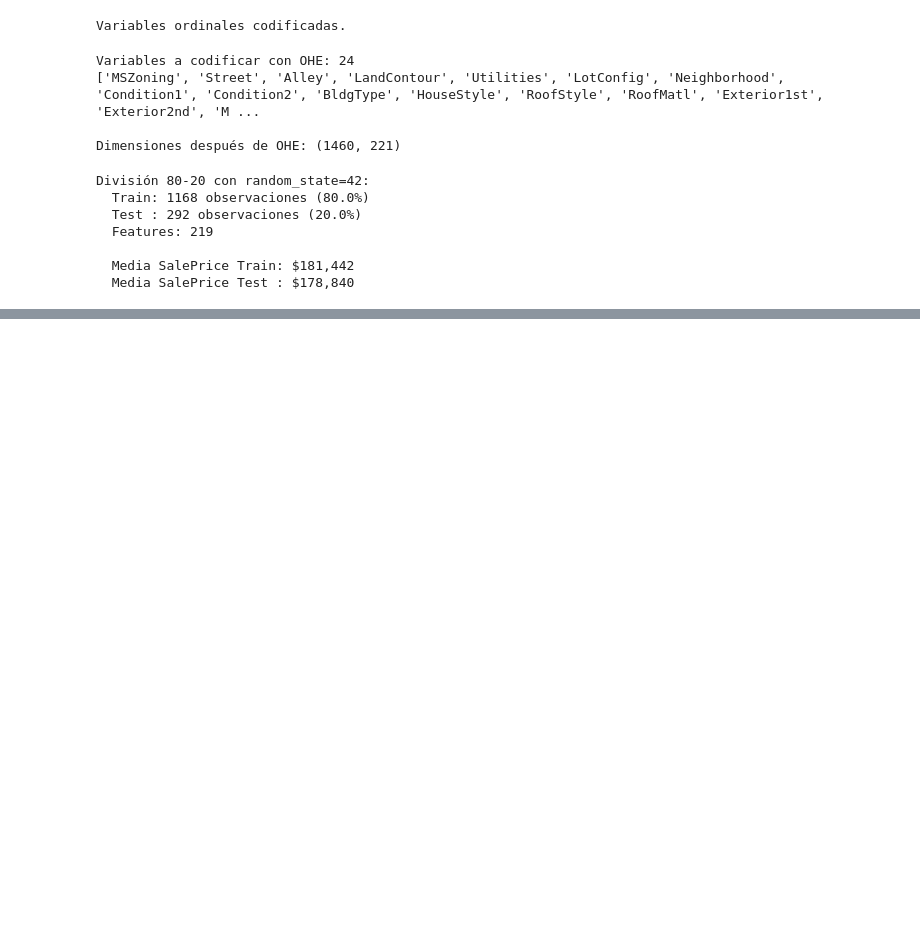
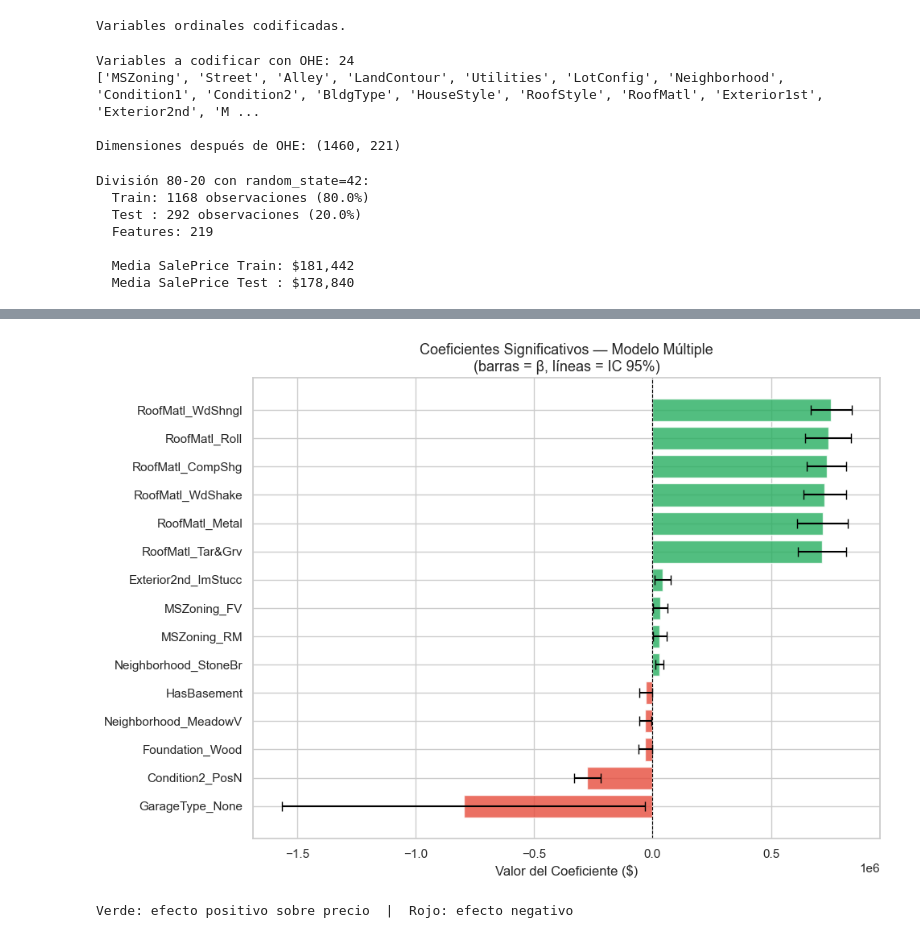
Before and after one commit to DijanU/lab3MRL, a Jupyter notebook: avances.ipynb, the cells around one changed output, grey strips where cells are left out. Drawn from its saved outputs; the diff is of its cells as text; code cells hidden in the pictures; blank space fills up the shorter version.

```diff
--- a/avances.ipynb
+++ b/avances.ipynb
@@ -1173,0 +1219,27 @@ Múltiple (todas numéricas)   0.6532   51574.74  20189.86
+# %%
+# Top coeficientes significativos del modelo múltiple
+coef_df = pd.DataFrame({
+    'Variable': model_mult.params.index,
+    'Coeficiente': model_mult.params.values,
+    'P-valor': model_mult.pvalues.values,
+    'IC_low':  model_mult.conf_int()[0].values,
+    'IC_high': model_mult.conf_int()[1].values,
+}).query("Variable != 'const'").copy()
+
+coef_df['Significativo'] = coef_df['P-valor'] < 0.05
+coef_df['|Coef|'] = coef_df['Coeficiente'].abs()
+coef_df = coef_df.sort_values('|Coef|', ascending=False)
+
+print("MODELO MÚLTIPLE — Top 10 coeficientes por magnitud")
+top10 = coef_df.head(10)
+for _, row in top10.iterrows():
+    sig = "✅" if row['Significativo'] else "⚠️ "
+    direc = "↑" if row['Coeficiente'] > 0 else "↓"
+    print(f" {sig} {row['Variable']:<22} β = {row['Coeficiente']:>12,.1f}  {direc}  p={row['P-valor']:.4f}")
+
+print(f"\n R² = {model_mult.rsquared:.4f}  |  R² ajustado = {model_mult.rsquared_adj:.4f}")
+print(f" F-estadístico = {model_mult.fvalue:.2f}  |  p-valor global = {model_mult.f_pvalue:.2e}")
+n_sig = coef_df['Significativo'].sum()
+n_total = len(coef_df)
+print(f"\n Variables significativas (p<0.05): {n_sig} de {n_total} ({n_sig/n_total*100:.1f}%)")
+print(f"   → Muchas variables no significativas indican redundancia/multicolinealidad.")
@@ -1173,0 +1264,20 @@ Múltiple (todas numéricas)   0.6532   51574.74  20189.86
+# %%
+# Gráfico de coeficientes con IC 95%
+top15_coef = coef_df[coef_df['Significativo']].head(15).sort_values('Coeficiente')
+
+fig, ax = plt.subplots(figsize=(10, 7))
+colors_c = ['#27ae60' if v > 0 else '#e74c3c' for v in top15_coef['Coeficiente']]
+ax.barh(top15_coef['Variable'], top15_coef['Coeficiente'], color=colors_c, alpha=0.8, edgecolor='white')
+ax.errorbar(top15_coef['Coeficiente'], range(len(top15_coef)),
+            xerr=[top15_coef['Coeficiente'] - top15_coef['IC_low'],
+                  top15_coef['IC_high'] - top15_coef['Coeficiente']],
+            fmt='none', color='black', capsize=4, linewidth=1.5)
+ax.axvline(0, color='black', linewidth=0.8, linestyle='--')
+ax.set_title('Coeficientes Significativos — Modelo Múltiple\n(barras = β, líneas = IC 95%)', fontsize=13)
+ax.set_xlabel('Valor del Coeficiente ($)')
+plt.tight_layout()
+plt.show()
+print("Verde: efecto positivo sobre precio  |  Rojo: efecto negativo")
+# %% [output]
+[figure, added]
+Verde: efecto positivo sobre precio  |  Rojo: efecto negativo
```
Also changed, not shown: parts of 63 cells of this notebook.
